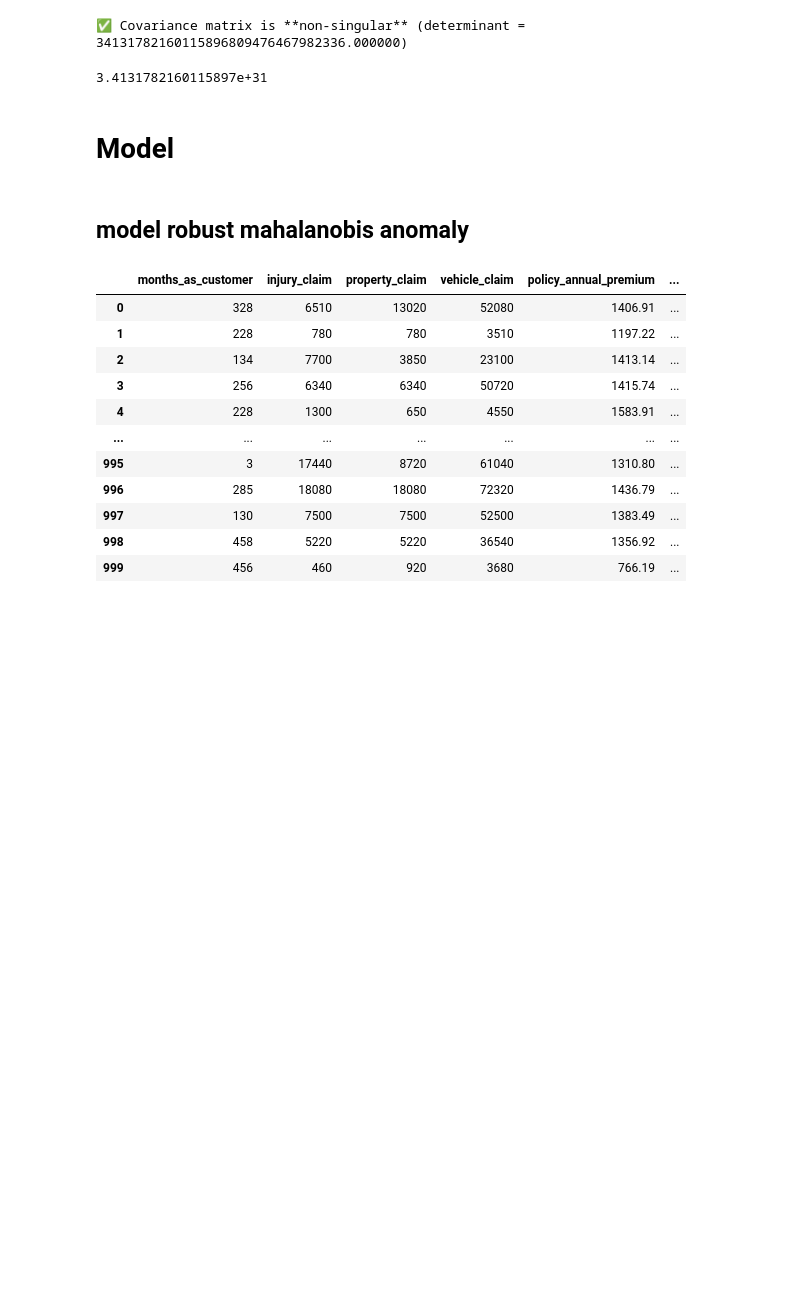
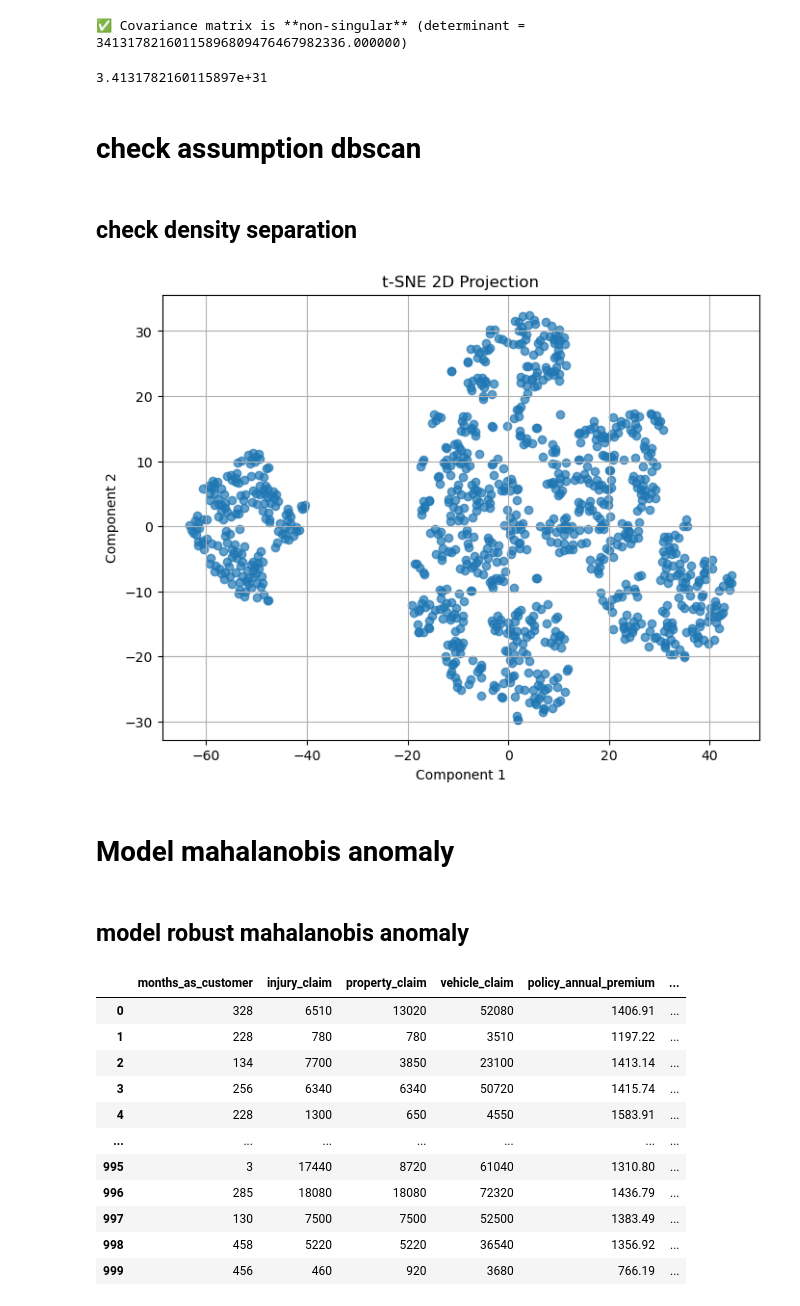
Before and after one commit to inkkuli/fraud_Insurance, a Jupyter notebook: fraud.ipynb, the cells around one changed output. Drawn from its saved outputs; the diff is of its cells as text; code cells hidden in the pictures; blank space fills up the shorter version.

Commit message:
model dbscan

```diff
--- a/fraud.ipynb
+++ b/fraud.ipynb
@@ -796,3 +796,7 @@ summary
 # %% [output]
 ✅ Covariance matrix is **non-singular** (determinant = 34131782160115896809476467982336.000000)
 3.4131782160115897e+31
+# %% [markdown]
+# check assumption dbscan
+# %% [markdown]
+## check density separation
@@ -799,5 +806,51 @@ summary
+# %%
+def plot_tsne_clusters(df, columns, label_column=None, perplexity=30, random_state=42):
+    """
+    พล็อต scatter plot หลังใช้ t-SNE ลดมิติของข้อมูลใน df[column]
+
+    Parameters:
+    - df: pandas DataFrame
+    - columns: list of column names ที่ใช้ลดมิติ
+    - label_column: (optional) column name สำหรับ coloring (เช่น cluster หรือ class)
+    - perplexity: ค่า hyperparameter ของ t-SNE
+    - random_state: สำหรับ reproducibility
+    """
+
+    # 1. ตรวจสอบว่า columns อยู่ใน df
+    for col in columns:
+        if col not in df.columns:
+            raise ValueError(f"Column '{col}' not found in DataFrame.")
+
+    # 2. เตรียมข้อมูล
+    X = df[columns].copy()
+    X_scaled = StandardScaler().fit_transform(X)
+
+    # 3. ใช้ t-SNE ลดเหลือ 2 มิติ
+    tsne = TSNE(n_components=2, perplexity=perplexity, random_state=random_state)
+    X_embedded = tsne.fit_transform(X_scaled)
+
+    # 4. สร้าง scatter plot
+    plt.figure(figsize=(8, 6))
+    if label_column and label_column in df.columns:
+        scatter = plt.scatter(X_embedded[:, 0], X_embedded[:, 1],
+                              c=df[label_column], cmap='tab10', alpha=0.7)
+        plt.legend(*scatter.legend_elements(), title=label_column)
+    else:
+        plt.scatter(X_embedded[:, 0], X_embedded[:, 1], alpha=0.7)
+
+    plt.title("t-SNE 2D Projection")
+    plt.xlabel("Component 1")
+    plt.ylabel("Component 2")
+    plt.grid(True)
+    plt.show()
+# %%
+# สมมุติ df มี column: ['age', 'income', 'spending_score', 'cluster']
+plot_tsne_clusters(df_cleaned, columns =['months_as_customer', 'injury_claim', 'property_claim', 'vehicle_claim',
+       'policy_annual_premium'])
+# %% [output]
+[figure, added]
 # %% [markdown]
-# Model
+# Model mahalanobis anomaly
 # %% [markdown]
 ## model robust mahalanobis anomaly
 # %%
```
Also changed, not shown: parts of 20 cells of this notebook.
